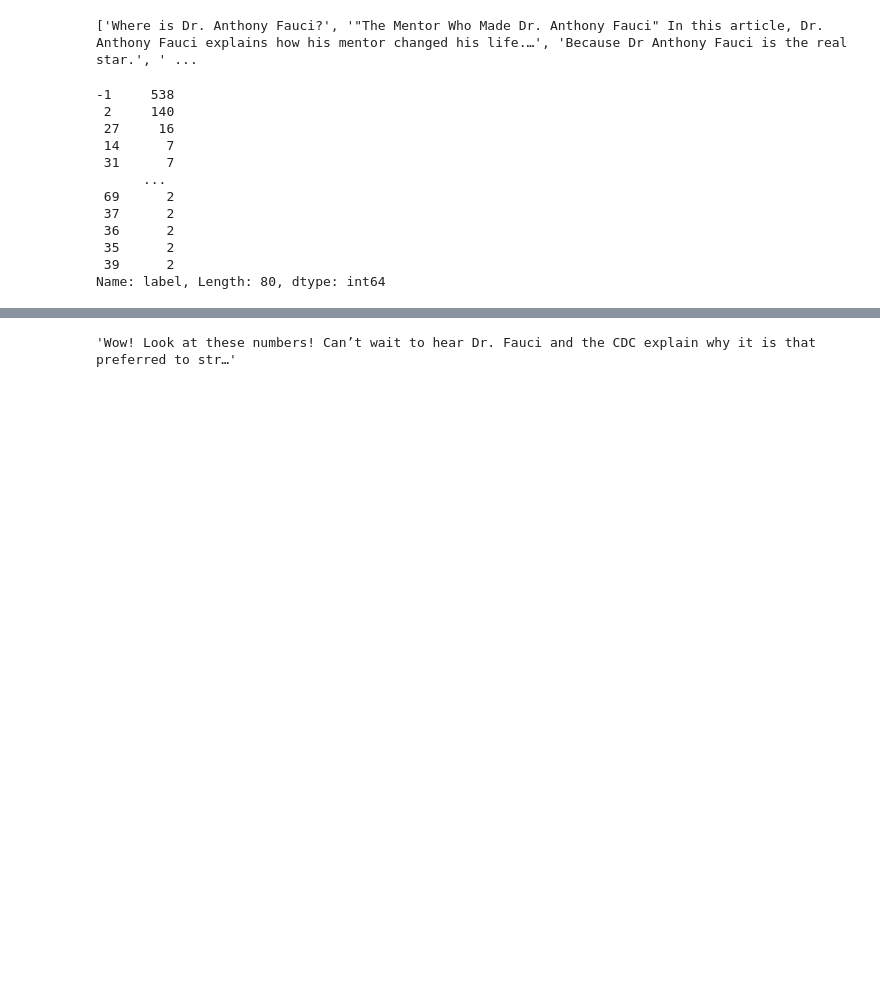
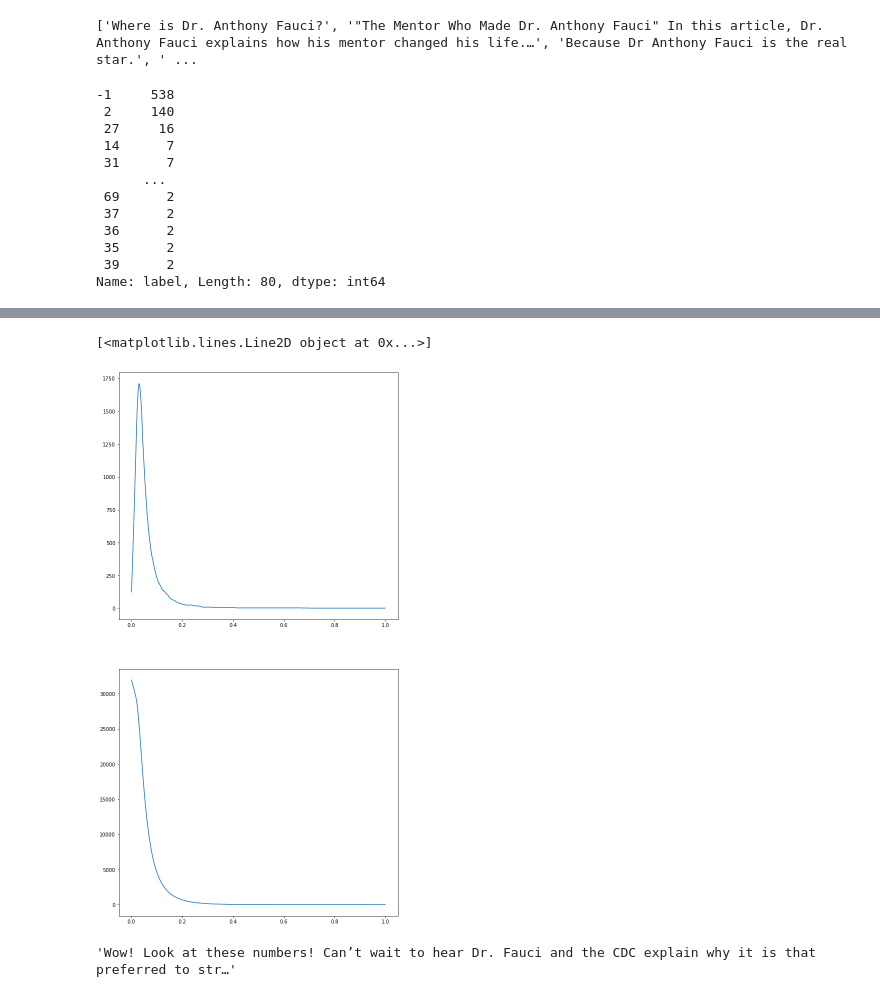
Before and after one commit to Rrishik/COVID-19-tweets, a Jupyter notebook: Daily Analysis.ipynb, the cells around one changed output, grey strips where cells are left out. Drawn from its saved outputs; the diff is of its cells as text; code cells hidden in the pictures; blank space fills up the shorter version.

```diff
--- a/Daily Analysis.ipynb
+++ b/Daily Analysis.ipynb
@@ -905,3 +897,13 @@ Name: label, Length: 80, dtype: int64
+# %%
+fig = plt.figure(figsize = (10, 20))
+plt.grid(True)
+plt.subplot(2, 1, 1)
+plt.plot(list(n_classes.keys()), list(n_classes.values()))
+plt.subplot(2, 1, 2)
+plt.plot(list(n_unclassified.keys()), list(n_unclassified.values()))
+# %% [output]
+[<matplotlib.lines.Line2D object at 0x...>]
+[figure, added]
 # %%
 def get_mean_vector(sents):
     a = np.zeros(300)
```
Also changed, not shown: parts of 2 cells of this notebook, 1 other file.
